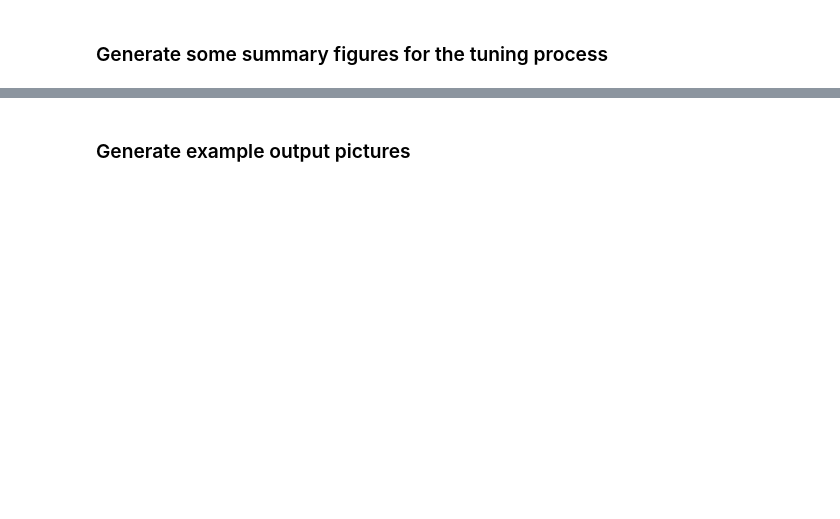
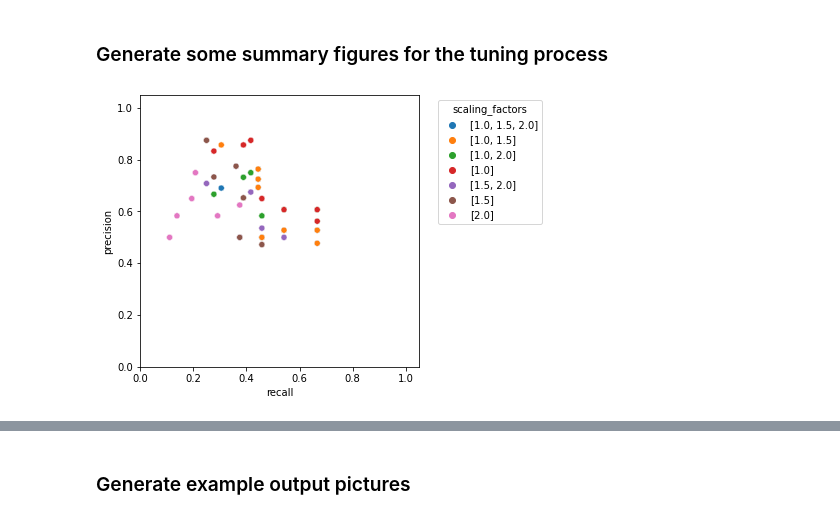
Before and after one commit to Iskriyana/deep-food, a Jupyter notebook: train_model.ipynb, the cells around one changed output, grey strips where cells are left out. Cells and saved outputs as stored; diff of their text form; code cells hidden in the pictures; blank space fills up the shorter version.

```diff
--- a/train_model.ipynb
+++ b/train_model.ipynb
@@ -470,11 +499,12 @@ if logging:
 ### Select combination of hyperparameters with highest F1-score
 # %%
 # get summary metrics for each set of sliding window parameters
-metrics_df = pd.DataFrame(tuning_df)
+metrics_df = pd.DataFrame(results)
 metrics_df.scaling_factors = metrics_df.scaling_factors.astype(str)
 
-metrics_df = metrics_df.groupby(['data_type', 'thr', 'overlap_thr', 'scaling_factors'])['precision', 'recall'].mean(0)
+metrics_df = metrics_df.groupby(['data_type', 'thr', 'overlap_thr', 'scaling_factors'])['precision', 'recall'].mean()
 metrics_df['f1'] = 2*metrics_df.precision*metrics_df.recall/(metrics_df.precision + metrics_df.recall)
+metrics_df['f1'] = metrics_df['f1'].fillna(0)
 metrics_df = metrics_df.reset_index()
 
 # save summary metrics evaluation to json
@@ -482,7 +512,7 @@ if logging:
     metrics_df.to_json(os.path.join(logdir, 'metrics_df.json'))
 
 # aggregate metrics per type of dataset
-metrics_per_dataset = metrics_df.pivot(index=['thr', 'overlap_thr', 'scaling_factors'],
+metrics_per_dataset = metrics_df.pivot_table(index=['thr', 'overlap_thr', 'scaling_factors'],
                                        columns=['data_type'],
                                        values=['f1', 'precision', 'recall'])
 new_columns = [a + '_' + b for (a,b) in metrics_per_dataset.columns]
@@ -490,6 +520,7 @@ metrics_per_dataset.columns = new_columns
 metrics_per_dataset['f1'] = (metrics_per_dataset['f1_artificial'] +  metrics_per_dataset['f1_real'])/2.
 metrics_per_dataset['precision'] = (metrics_per_dataset['precision_artificial'] +  metrics_per_dataset['precision_real'])/2.
 metrics_per_dataset['recall'] = (metrics_per_dataset['recall_artificial'] +  metrics_per_dataset['recall_real'])/2.
+
 
 # get optimal parameters (optimizing f1 score)
 opt_thr, opt_overlap_thr, opt_scaling_factors = metrics_per_dataset.loc[metrics_per_dataset.idxmax()['f1']].name
@@ -511,4 +542,5 @@ if logging:
     pd.Series(tuning_final).to_json(os.path.join(logdir, 'tuning_final.json'))
 
 # show final parameters
+print("Tuned parameters:")
 print(pd.Series(tuning_final))
@@ -579,31 +565,6 @@ if logging:
-# %%
-image_stats_df = pd.DataFrame(tuning_df)
-image_stats_df.scaling_factors = image_stats_df.scaling_factors.astype(str)
-
-image_stats_df = image_stats_df.set_index(['data_type', 'thr', 'overlap_thr', 'scaling_factors'])
-
-real_stats = {'TP': [], 'FP': [], 'TN': [], 'FN': []}
-
-for sample in image_stats_df.loc[('artificial', opt_thr, opt_overlap_thr, str(opt_scaling_factors))].iterrows():
-    real_stats['TP'].extend(sample[1]['TP'])
-    real_stats['FP'].extend(sample[1]['FP'])
-    real_stats['TN'].extend(sample[1]['TN'])
-    real_stats['FN'].extend(sample[1]['FN'])
-
-TP_count = pd.Series(real_stats['TP']).value_counts().reindex(classes, fill_value=0)
-FP_count = pd.Series(real_stats['FP']).value_counts().reindex(classes, fill_value=0)
-TN_count = pd.Series(real_stats['TN']).value_counts().reindex(classes, fill_value=0)
-FN_count = pd.Series(real_stats['FN']).value_counts().reindex(classes, fill_value=0)
-
-
-count_df = pd.concat([TP_count, FP_count, FN_count], axis=1)
-count_df.columns = ['TP', 'FP', 'FN']
-
-sns.set_context('paper')
-fig = plt.figure(figsize=(25,3))
-ax = plt.subplot(111)
-count_df.plot(ax=ax, kind='bar')
-ax.legend(loc='upper left')
-
-if logging:
-    fig.savefig(os.path.join(logdir, 'figures/artificial_image_stats.png'), bbox_inches='tight')
+# %%
+fig = training_vis.scatter_precision_recall(metrics_df,
+                               logging=logging,
+                               logpath=os.path.join(logdir, 'figures/precision_recall.png'))
+# %% [output]
+[figure, added]
```
Also changed, not shown: parts of 28 cells of this notebook, 2 other files.
